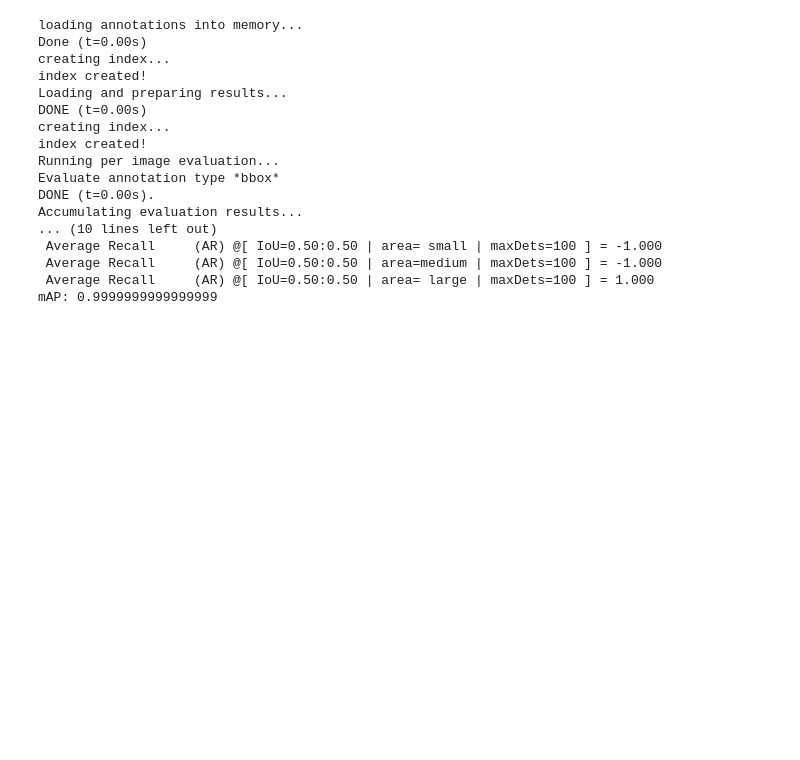
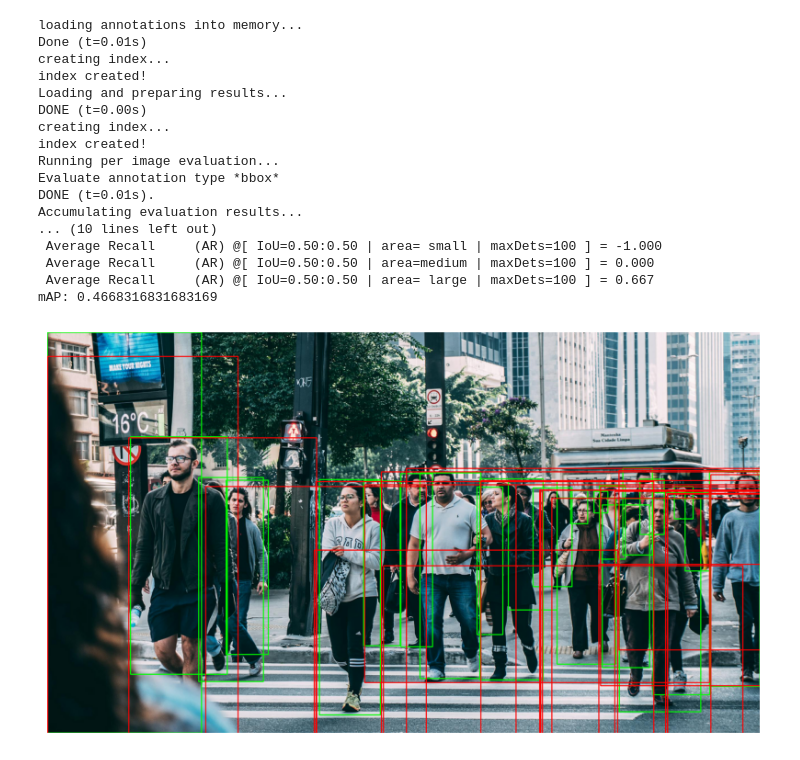
Before and after one commit to furen81/DetectPeople, a Jupyter notebook: DetectPeople_yolo8.ipynb, the cells around one changed output. Saved outputs shown, nothing was run; the diff lists cells and outputs as text; code cells hidden in the pictures; blank space fills up the shorter version.

```diff
--- a/DetectPeople_yolo8.ipynb
+++ b/DetectPeople_yolo8.ipynb
@@ -171,6 +197,0 @@ Speed: 4.0ms preprocess, 1274.3ms inference, 1.2ms postprocess per image at shap
-# %%
-image_path = '/content/drive/MyDrive/datatest/walkpeople2.jpeg'
-image = load_image(image_path)
-boxes, classes = detect_people(image, model3)
-image_with_boxes = draw_boxes(image.copy(), boxes, classes)
-display_image(image_with_boxes)
@@ -195,0 +198,13 @@ def create_ground_truths():
+# %%
+ground_truths_path = '/content/drive/MyDrive/datatest/_annotations.coco.json'
+predictions_path = '/content/drive/MyDrive/datatest/predictions.json'
+# %%
+# Memeriksa isi ground truth
+with open(ground_truths_path) as f:
+    ground_truths = json.load(f)
+    print(json.dumps(ground_truths, indent=4))
+
+# Memeriksa isi prediksi
+with open(predictions_path) as f:
+    predictions = json.load(f)
+    print(json.dumps(predictions, indent=4))
@@ -196,6 +229,4 @@ def create_ground_truths():
 # %%
-import json
-
 def compute_map(predictions_path, ground_truths_path, iou_threshold=0.5):
     coco_gt = COCO(ground_truths_path)
     coco_dt = coco_gt.loadRes(predictions_path)
@@ -210,11 +241,11 @@ def compute_map(predictions_path, ground_truths_path, iou_threshold=0.5):
     return coco_eval.stats[0]
 
 # Hitung Map
-map_score = compute_map('/content/predictions.json', '/content/ground_truths.json')
+map_score = compute_map(predictions_path, ground_truths_path)
 print(f"mAP: {map_score}")
 # %% [output]
 loading annotations into memory...
-Done (t=0.00s)
+Done (t=0.01s)
 creating index...
 index created!
 Loading and preparing results...
@@ -223,13 +254,52 @@ creating index...
 index created!
 Running per image evaluation...
 Evaluate annotation type *bbox*
-DONE (t=0.00s).
+DONE (t=0.01s).
 Accumulating evaluation results...
 ... (10 lines left out)
  Average Recall     (AR) @[ IoU=0.50:0.50 | area= small | maxDets=100 ] = -1.000
- Average Recall     (AR) @[ IoU=0.50:0.50 | area=medium | maxDets=100 ] = -1.000
- Average Recall     (AR) @[ IoU=0.50:0.50 | area= large | maxDets=100 ] = 1.000
-mAP: 0.9999999999999999
+ Average Recall     (AR) @[ IoU=0.50:0.50 | area=medium | maxDets=100 ] = 0.000
+ Average Recall     (AR) @[ IoU=0.50:0.50 | area= large | maxDets=100 ] = 0.667
+mAP: 0.4668316831683169
+# %%
+def visualize_predictions(image_path, ground_truths_path, predictions_path):
+    # Load image
+    image = cv2.imread(image_path)
+    image = cv2.cvtColor(image, cv2.COLOR_BGR2RGB)
+
+    # Load ground truths
+    with open(ground_truths_path) as f:
+        ground_truths = json.load(f)
+
+    # Load predictions
+    with open(predictions_path) as f:
+        predictions = json.load(f)
+
+    # Draw ground truth bounding boxes
+    for ann in ground_truths['annotations']:
+        x, y, w, h = ann['bbox']
+        cv2.rectangle(image, (int(x), int(y)), (int(x+w), int(y+h)), (0, 255, 0), 2)  # Green for ground truth
+
+    # Draw prediction bounding boxes
+    for pred in predictions:
+        x, y, w, h = pred['bbox']
+        cv2.rectangle(image, (int(x), int(y)), (int(x+w), int(y+h)), (255, 0, 0), 2)  # Blue for predictions
+
+    # Display the image
+    plt.figure(figsize=(10, 10))
+    plt.imshow(image)
+    plt.axis('off')
+    plt.show()
+
+# Path to your image and JSON files
+image_path = '/content/drive/MyDrive/datatest/walkpeople2.jpg'    # Update with the correct path if needed
+ground_truths_path = '/content/drive/MyDrive/datatest/_annotations.coco.json'
+predictions_path = '/content/drive/MyDrive/datatest/predictions.json'
+
+# Visualize the predictions
+visualize_predictions(image_path, ground_truths_path, predictions_path)
+# %% [output]
+[figure, added]
 # %%
 video_path = '/content/drive/MyDrive/datatest/video1walkpeople.mp4'  # Update with the correct path to your video
 
```
Also changed, not shown: parts of 10 cells of this notebook, 3 other files.
